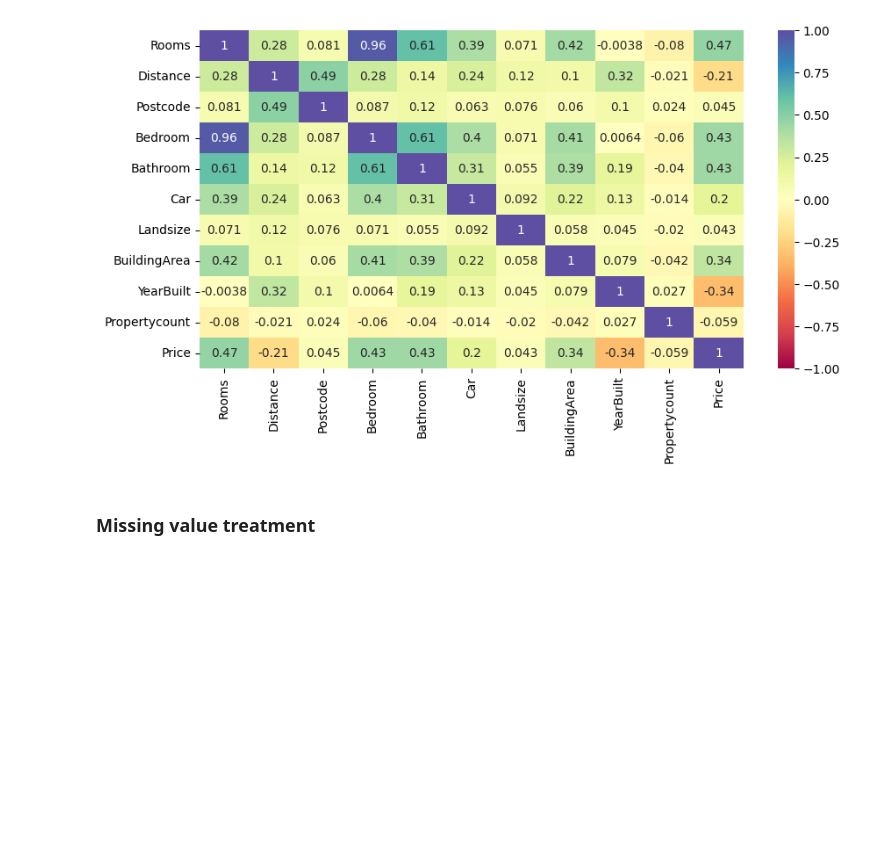
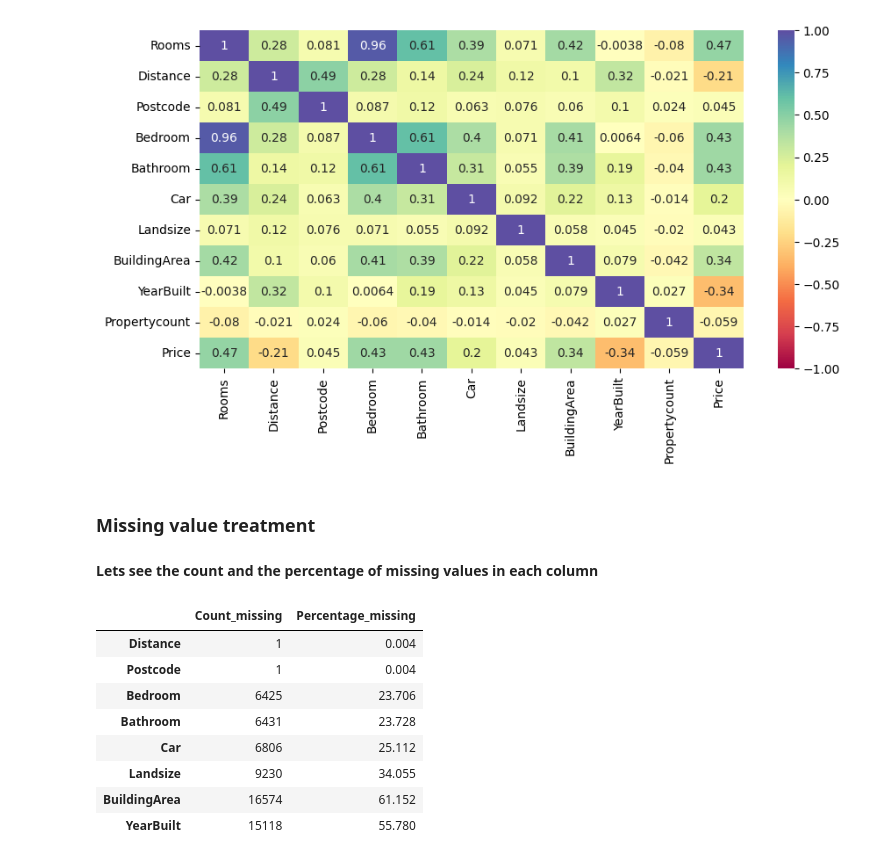
Before and after one commit to Nnaemeka-ch/Melbourne_Housing_Analysis, a Jupyter notebook: Melbourne_housing.ipynb, the cells around one changed output. Saved outputs shown, nothing was run; the diff lists cells and outputs as text; code cells hidden in the pictures; blank space fills up the shorter version.

```diff
--- a/Melbourne_housing.ipynb
+++ b/Melbourne_housing.ipynb
@@ -440,3 +440,17 @@ plt.show()
 [figure]
 # %% [markdown]
 ### Missing value treatment
+# %% [markdown]
+**Lets see the count and the percentage of missing values in each column**
+# %%
+pd.DataFrame({'Count_missing':df.isnull().sum()[df.isnull().sum()>0],'Percentage_missing':(df.isnull().sum()[df.isnull().sum()>0]/df.shape[0])*100})
+# %% [output]
+|  | Count_missing | Percentage_missing |
+| Distance | 1 | 0.004 |
+| Postcode | 1 | 0.004 |
+| Bedroom | 6425 | 23.706 |
+| Bathroom | 6431 | 23.728 |
+| Car | 6806 | 25.112 |
+| Landsize | 9230 | 34.055 |
+| BuildingArea | 16574 | 61.152 |
+| YearBuilt | 15118 | 55.780 |
```
Also changed, not shown: parts of 17 cells of this notebook.
